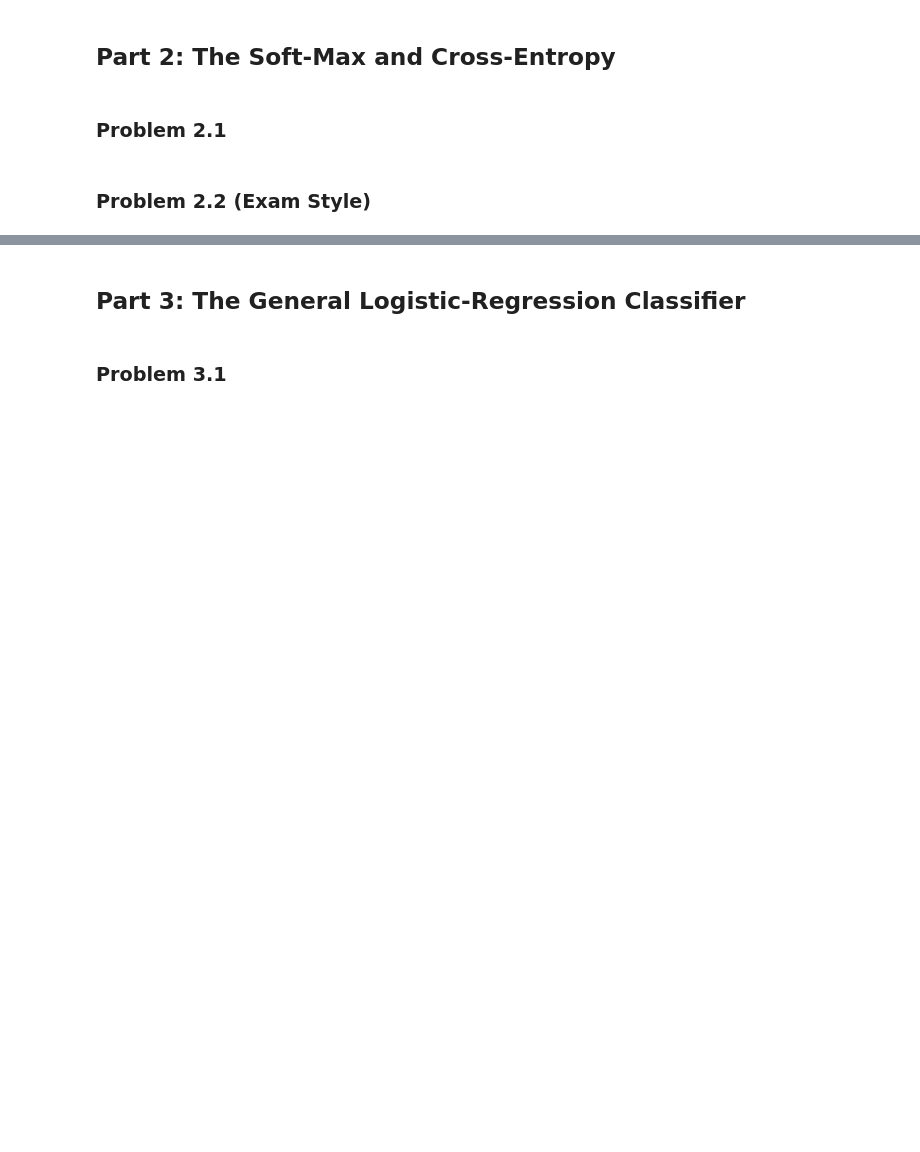
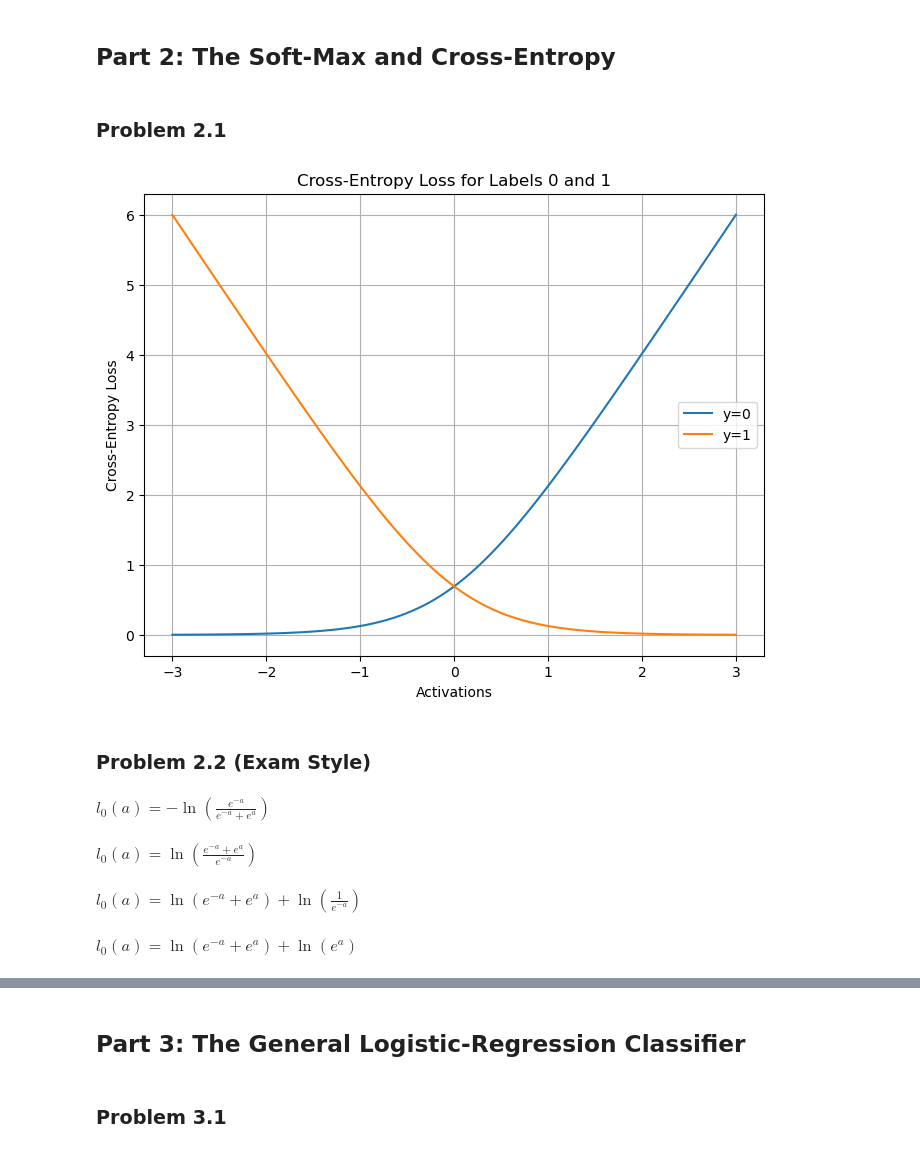
Before and after one commit to ethangold3/371_Homework06, a Jupyter notebook: homework06(github).ipynb, the cells around one changed output, grey strips where cells are left out. Saved outputs shown, nothing was run; the diff lists cells and outputs as text; code cells hidden in the pictures; blank space fills up the shorter version.

```diff
--- a/homework06(github).ipynb
+++ b/homework06(github).ipynb
@@ -46,2 +27,54 @@ def a_loss(y,a):
+# %%
+import numpy as np
+def scores(a):
+    e_a = np.exp(a)
+    e_minus_a = np.exp(-a)
+    denominator = e_a + e_minus_a
+    second_value = e_a / denominator
+    first_value = e_minus_a / denominator
+    result = np.column_stack((first_value, second_value))
+
+    return result
+
+
+def cross_entropy(y, p):
+    y = np.squeeze(y)
+    loss = - (y * np.log(p[:, 1]) + (1 - y) * np.log(p[:, 0]))
+
+    return loss
+
+def a_loss(y,a):
+    p = scores(a)
+    return cross_entropy(y,p)
+# %%
+import numpy as np
+import matplotlib.pyplot as plt
+
+activations = np.linspace(-3, 3, 100)
+zeros_vector = np.zeros_like(activations)
+ones_vector = np.ones_like(activations)
+loss_label_0 = a_loss(zeros_vector, activations)
+
+loss_label_1 = a_loss(ones_vector, activations)
+
+plt.figure(figsize=(8, 6))
+plt.plot(activations, loss_label_0, label='y=0')
+plt.plot(activations, loss_label_1, label='y=1')
+plt.xlabel('Activations')
+plt.ylabel('Cross-Entropy Loss')
+plt.title('Cross-Entropy Loss for Labels 0 and 1')
+plt.legend()
+plt.grid(True)
+plt.show()
+# %% [output]
+[figure, added]
 # %% [markdown]
 ### Problem 2.2 (Exam Style)
+# %% [markdown]
+$l_0(a) = -\ln(\frac{e^{-a}}{e^{-a}+e^{a}})$
+# %% [markdown]
+$l_0(a) = \ln(\frac{e^{-a}+e^{a}}{e^{-a}})$
+# %% [markdown]
+$l_0(a) = \ln({e^{-a}+e^{a}}) +\ln(\frac{1}{{e^{-a}}})$
+# %% [markdown]
+$l_0(a) = \ln({e^{-a}+e^{a}}) +\ln({e^{a}})$
```
Also changed, not shown: parts of 3 cells of this notebook.
